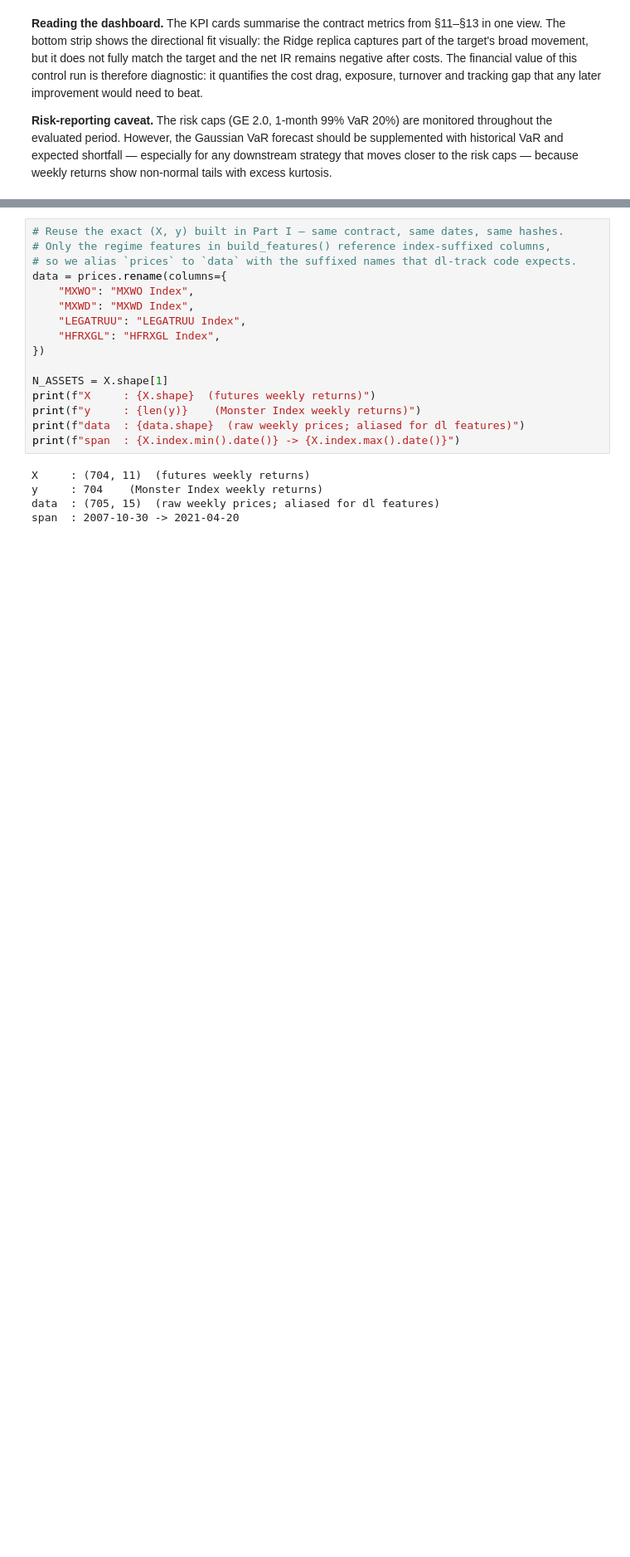
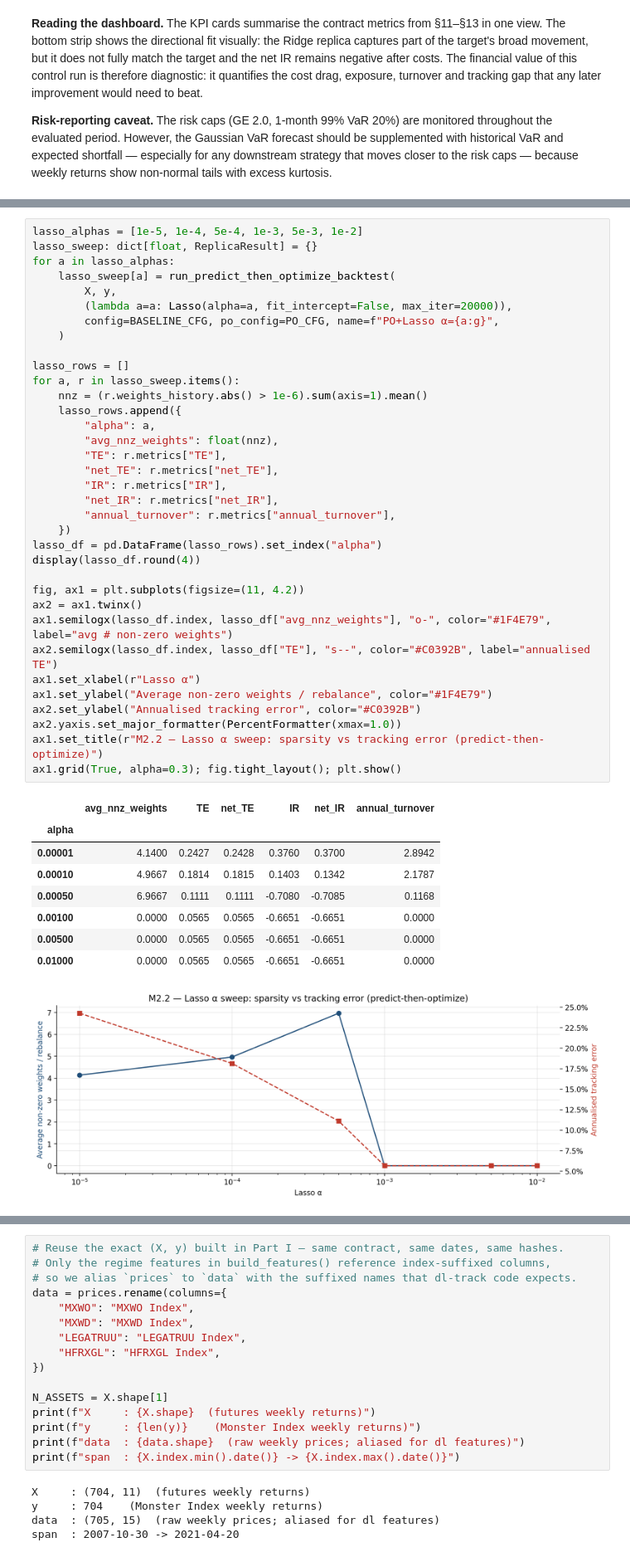
Before and after one commit to Peng-Rao/Fintech, a Jupyter notebook: BC3/main.ipynb, the cells around one changed output, grey strips where cells are left out. Shown at 83% size. Drawn from its saved outputs; the diff is of its cells as text; blank space fills up the shorter version.

```diff
--- a/BC3/main.ipynb
+++ b/BC3/main.ipynb
@@ -1293,0 +1462,45 @@ The Ridge control model tracks the broad direction of the target, but the net in
+# %%
+lasso_alphas = [1e-5, 1e-4, 5e-4, 1e-3, 5e-3, 1e-2]
+lasso_sweep: dict[float, ReplicaResult] = {}
+for a in lasso_alphas:
+    lasso_sweep[a] = run_predict_then_optimize_backtest(
+        X, y,
+        (lambda a=a: Lasso(alpha=a, fit_intercept=False, max_iter=20000)),
+        config=BASELINE_CFG, po_config=PO_CFG, name=f"PO+Lasso α={a:g}",
+    )
+
+lasso_rows = []
+for a, r in lasso_sweep.items():
+    nnz = (r.weights_history.abs() > 1e-6).sum(axis=1).mean()
+    lasso_rows.append({
+        "alpha": a,
+        "avg_nnz_weights": float(nnz),
+        "TE": r.metrics["TE"],
+        "net_TE": r.metrics["net_TE"],
+        "IR": r.metrics["IR"],
+        "net_IR": r.metrics["net_IR"],
+        "annual_turnover": r.metrics["annual_turnover"],
+    })
+lasso_df = pd.DataFrame(lasso_rows).set_index("alpha")
+display(lasso_df.round(4))
+
+fig, ax1 = plt.subplots(figsize=(11, 4.2))
+ax2 = ax1.twinx()
+ax1.semilogx(lasso_df.index, lasso_df["avg_nnz_weights"], "o-", color="#1F4E79", label="avg # non-zero weights")
+ax2.semilogx(lasso_df.index, lasso_df["TE"], "s--", color="#C0392B", label="annualised TE")
+ax1.set_xlabel(r"Lasso α")
+ax1.set_ylabel("Average non-zero weights / rebalance", color="#1F4E79")
+ax2.set_ylabel("Annualised tracking error", color="#C0392B")
+ax2.yaxis.set_major_formatter(PercentFormatter(xmax=1.0))
+ax1.set_title(r"M2.2 — Lasso α sweep: sparsity vs tracking error (predict-then-optimize)")
+ax1.grid(True, alpha=0.3); fig.tight_layout(); plt.show()
+# %% [output]
+|  | avg_nnz_weights | TE | net_TE | IR | net_IR | annual_turnover |
+| alpha |  |  |  |  |  |  |
+| 0.00001 | 4.1400 | 0.2427 | 0.2428 | 0.3760 | 0.3700 | 2.8942 |
+| 0.00010 | 4.9667 | 0.1814 | 0.1815 | 0.1403 | 0.1342 | 2.1787 |
+| 0.00050 | 6.9667 | 0.1111 | 0.1111 | -0.7080 | -0.7085 | 0.1168 |
+| 0.00100 | 0.0000 | 0.0565 | 0.0565 | -0.6651 | -0.6651 | 0.0000 |
+| 0.00500 | 0.0000 | 0.0565 | 0.0565 | -0.6651 | -0.6651 | 0.0000 |
+| 0.01000 | 0.0000 | 0.0565 | 0.0565 | -0.6651 | -0.6651 | 0.0000 |
+[figure, added]
```
Also changed, not shown: parts of 59 cells of this notebook, 5 other files.
